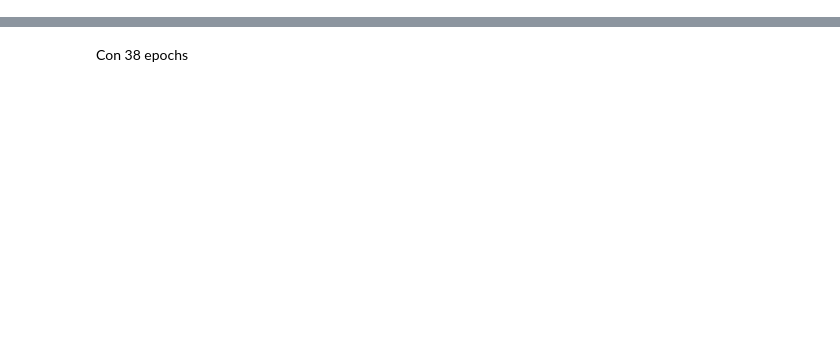
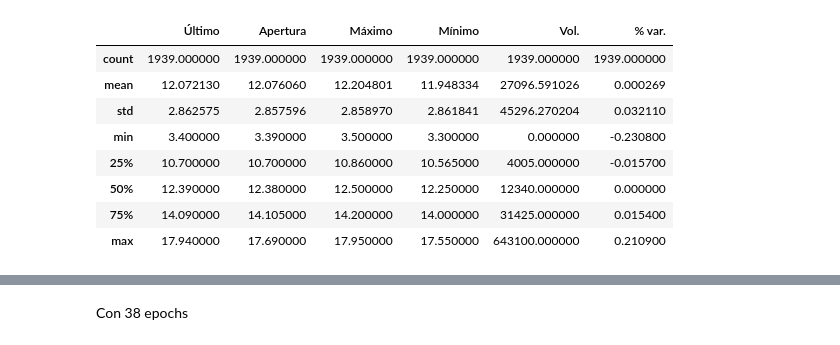
Before and after one commit to MayumyCH/mining_stock_price_prediction_with_lstm, a Jupyter notebook: Mining_stock_price_prediction_with_LSTM.ipynb, the cells around one changed output, grey strips where cells are left out. Saved outputs shown, nothing was run; the diff lists cells and outputs as text; code cells hidden in the pictures; blank space fills up the shorter version.

```diff
--- a/Mining_stock_price_prediction_with_LSTM.ipynb
+++ b/Mining_stock_price_prediction_with_LSTM.ipynb
@@ -125,0 +144,12 @@ model.compile(loss="mean_squared_error", optimizer="adam")
+# %%
+df.describe()
+# %% [output]
+|  | Último | Apertura | Máximo | Mínimo | Vol. | % var. |
+| count | 1939.000000 | 1939.000000 | 1939.000000 | 1939.000000 | 1939.000000 | 1939.000000 |
+| mean | 12.072130 | 12.076060 | 12.204801 | 11.948334 | 27096.591026 | 0.000269 |
+| std | 2.862575 | 2.857596 | 2.858970 | 2.861841 | 45296.270204 | 0.032110 |
+| min | 3.400000 | 3.390000 | 3.500000 | 3.300000 | 0.000000 | -0.230800 |
+| 25% | 10.700000 | 10.700000 | 10.860000 | 10.565000 | 4005.000000 | -0.015700 |
+| 50% | 12.390000 | 12.380000 | 12.500000 | 12.250000 | 12340.000000 | 0.000000 |
+| 75% | 14.090000 | 14.105000 | 14.200000 | 14.000000 | 31425.000000 | 0.015400 |
+| max | 17.940000 | 17.690000 | 17.950000 | 17.550000 | 643100.000000 | 0.210900 |
```
Also changed, not shown: parts of 58 cells of this notebook, 3 other files.
